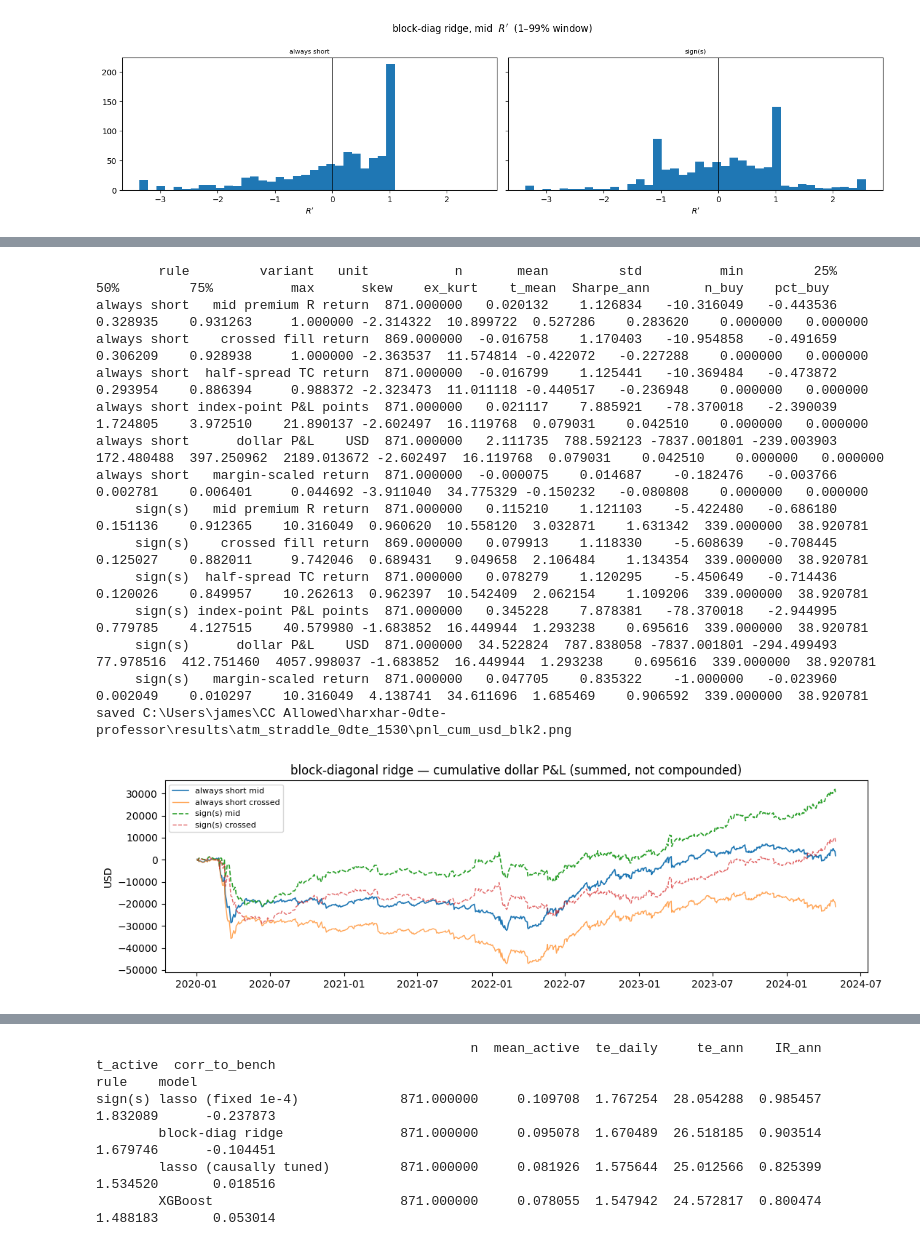
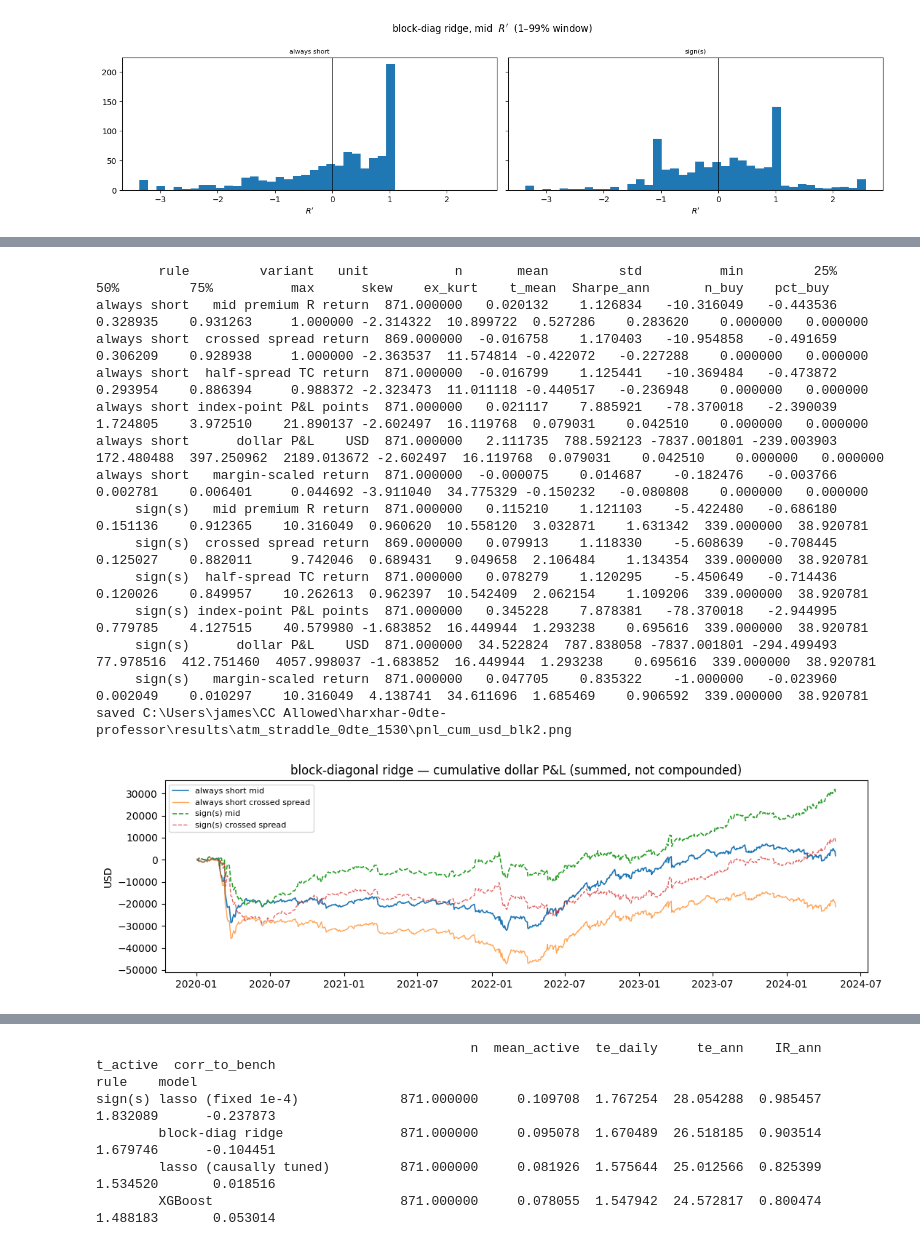
Before and after one commit to jamesdchen/harxhar-clean, a Jupyter notebook: notebooks/atm_straddle_rv_iv.ipynb, the cells around one changed output, grey strips where cells are left out. Cells and saved outputs as stored; diff of their text form; code cells hidden in the pictures.

```diff
--- a/notebooks/atm_straddle_rv_iv.ipynb
+++ b/notebooks/atm_straddle_rv_iv.ipynb
@@ -847,7 +932,7 @@ for name in ("always short", "sign(s)"):
     add_variant(mid, q, name, "mid premium R", "return")
     signq = np.sign(q.replace(0, -1.0))
     crossed = asl.crossed_premium_return(signq, px["exit"], px["bid_entry"], px["ask_entry"]) * q.abs()
-    add_variant(crossed, q, name, "crossed fill", "return")
+    add_variant(crossed, q, name, "crossed spread", "return")
     trade = px["entry"] + signq * hs
     tc = q * (px["exit"] - trade) / px["entry"]
     add_variant(tc, q, name, "half-spread TC", "return")
@@ -872,35 +957,35 @@ fig, ax = plt.subplots(figsize=(11, 3.4))
 for name, ls in (("always short", "-"), ("sign(s)", "--")):
     q = sizes[name].loc[common]
     ax.plot(
         px.index,
         asl.points_pnl(q, px["exit"], px["entry"]).cumsum() * asl.SPX_MULTIPLIER,
         ls, lw=1.2, label=f"{name} mid",
     )
     signq = np.sign(q.replace(0, -1.0))
     crossed_usd = (asl.crossed_premium_return(signq, px["exit"], px["bid_entry"], px["ask_entry"]) * q.abs() * px["entry"] * asl.SPX_MULTIPLIER)
-    ax.plot(px.index, crossed_usd.cumsum(), ls, lw=1.0, alpha=0.7, label=f"{name} crossed")
+    ax.plot(px.index, crossed_usd.cumsum(), ls, lw=1.0, alpha=0.7, label=f"{name} crossed spread")
 ax.set_title("block-diagonal ridge — cumulative dollar P&L (summed, not compounded)")
 ax.set_ylabel("USD")
 ax.legend(fontsize=8)
 fig.tight_layout()
 fig.savefig(OUT / "pnl_cum_usd_blk2.png", dpi=120, bbox_inches="tight")
 print("saved", OUT / "pnl_cum_usd_blk2.png")
 display(fig)
 plt.close(fig)
 # %% [output]
         rule         variant   unit           n       mean         std          min         25%         50%         75%          max      skew    ex_kurt    t_mean  Sharpe_ann       n_buy    pct_buy
 always short   mid premium R return  871.000000   0.020132    1.126834   -10.316049   -0.443536    0.328935    0.931263     1.000000 -2.314322  10.899722  0.527286    0.283620    0.000000   0.000000
-always short    crossed fill return  869.000000  -0.016758    1.170403   -10.954858   -0.491659    0.306209    0.928938     1.000000 -2.363537  11.574814 -0.422072   -0.227288    0.000000   0.000000
+always short  crossed spread return  869.000000  -0.016758    1.170403   -10.954858   -0.491659    0.306209    0.928938     1.000000 -2.363537  11.574814 -0.422072   -0.227288    0.000000   0.000000
 always short  half-spread TC return  871.000000  -0.016799    1.125441   -10.369484   -0.473872    0.293954    0.886394     0.988372 -2.323473  11.011118 -0.440517   -0.236948    0.000000   0.000000
 always short index-point P&L points  871.000000   0.021117    7.885921   -78.370018   -2.390039    1.724805    3.972510    21.890137 -2.602497  16.119768  0.079031    0.042510    0.000000   0.000000
 always short      dollar P&L    USD  871.000000   2.111735  788.592123 -7837.001801 -239.003903  172.480488  397.250962  2189.013672 -2.602497  16.119768  0.079031    0.042510    0.000000   0.000000
 always short   margin-scaled return  871.000000  -0.000075    0.014687    -0.182476   -0.003766    0.002781    0.006401     0.044692 -3.911040  34.775329 -0.150232   -0.080808    0.000000   0.000000
      sign(s)   mid premium R return  871.000000   0.115210    1.121103    -5.422480   -0.686180    0.151136    0.912365    10.316049  0.960620  10.558120  3.032871    1.631342  339.000000  38.920781
-     sign(s)    crossed fill return  869.000000   0.079913    1.118330    -5.608639   -0.708445    0.125027    0.882011     9.742046  0.689431   9.049658  2.106484    1.134354  339.000000  38.920781
+     sign(s)  crossed spread return  869.000000   0.079913    1.118330    -5.608639   -0.708445    0.125027    0.882011     9.742046  0.689431   9.049658  2.106484    1.134354  339.000000  38.920781
      sign(s)  half-spread TC return  871.000000   0.078279    1.120295    -5.450649   -0.714436    0.120026    0.849957    10.262613  0.962397  10.542409  2.062154    1.109206  339.000000  38.920781
      sign(s) index-point P&L points  871.000000   0.345228    7.878381   -78.370018   -2.944995    0.779785    4.127515    40.579980 -1.683852  16.449944  1.293238    0.695616  339.000000  38.920781
      sign(s)      dollar P&L    USD  871.000000  34.522824  787.838058 -7837.001801 -294.499493   77.978516  412.751460  4057.998037 -1.683852  16.449944  1.293238    0.695616  339.000000  38.920781
      sign(s)   margin-scaled return  871.000000   0.047705    0.835322    -1.000000   -0.023960    0.002049    0.010297    10.316049  4.138741  34.611696  1.685469    0.906592  339.000000  38.920781
 saved C:\Users\james\CC Allowed\harxhar-0dte-professor\results\atm_straddle_0dte_1530\pnl_cum_usd_blk2.png
-[figure, old version]
+[figure, new version]
 # %% [markdown]
```
Also changed, not shown: parts of 10 cells of this notebook, 28 other files.
